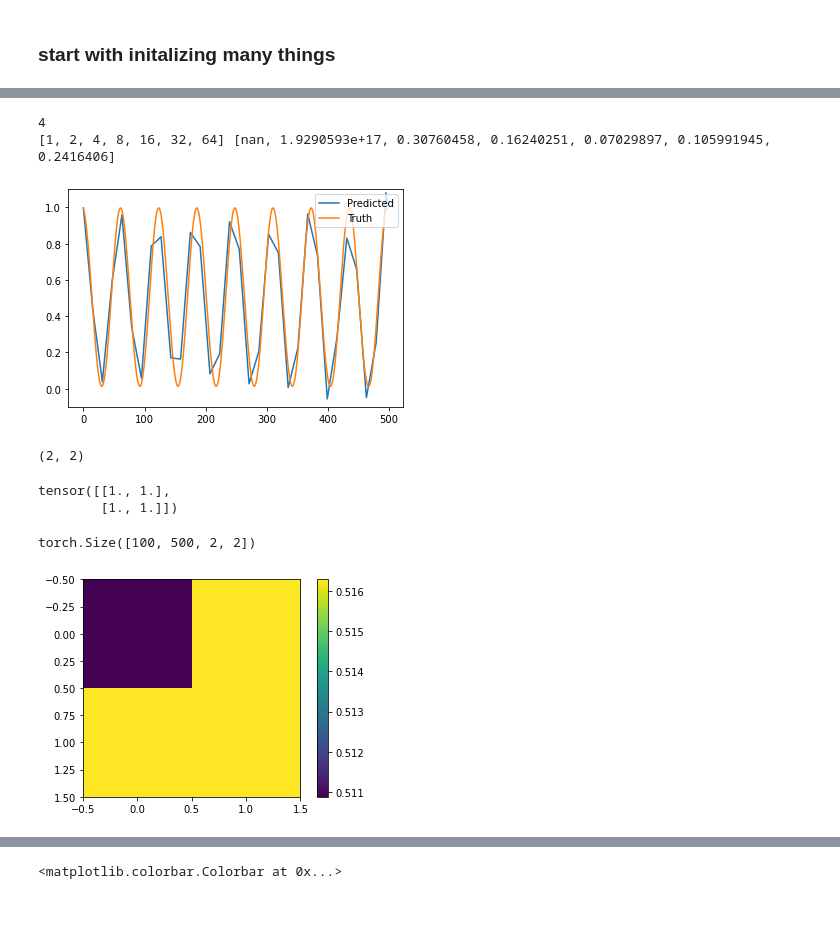
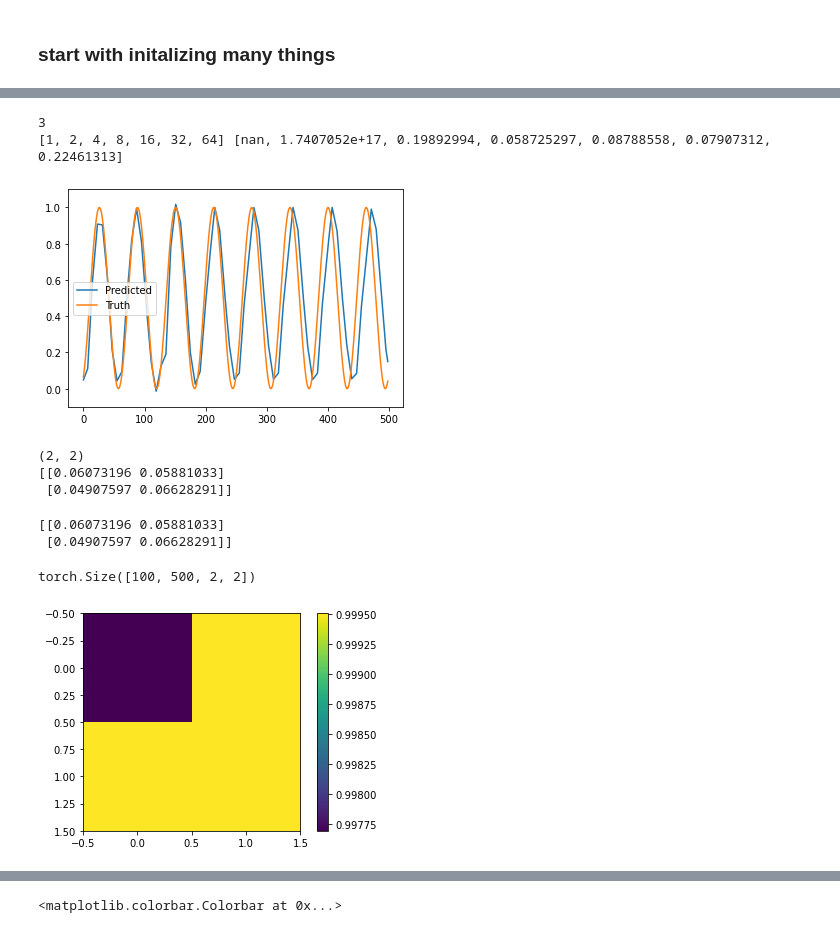
Before and after one commit to KatieJ16/Time_Space_multiscale, a Jupyter notebook: remake/toy2_multiscale_model_fitting_4d.ipynb, the cells around one changed output, grey strips where cells are left out. Saved outputs shown, nothing was run; the diff lists cells and outputs as text; code cells hidden in the pictures.

```diff
--- a/remake/toy2_multiscale_model_fitting_4d.ipynb
+++ b/remake/toy2_multiscale_model_fitting_4d.ipynb
@@ -317,7 +326,7 @@ def find_best_timestep(train_data, val_data, test_data, current_size, start_k =
 
     n_points, n_timesteps, total_dim = train_data.shape
 
-    for k in range(start_k, largest_k):
+    for idx, k in enumerate(range(start_k, largest_k)):
         step_size = 2**k
         step_sizes.append(step_size)
         model_time = train_one_timestep(step_size, train_data, val_data, test_data, current_size,
@@ -339,7 +348,7 @@ def find_best_timestep(train_data, val_data, test_data, current_size, start_k =
 
         if (mse_less< mse_lowest) or (math.isnan(mse_lowest)) or (math.isnan(mse_less)):
             mse_lowest = mse_less
-            idx_lowest = k
+            idx_lowest = idx
 
     return models, step_sizes, mse_list, idx_lowest
 #====================================================================================
@@ -347,7 +360,7 @@ def find_best_timestep(train_data, val_data, test_data, current_size, start_k =
 current_size = 2
 models, step_sizes, mse_list, idx_lowest = find_best_timestep(train_dict[str(current_size)],
                                                               val_dict[str(current_size)],
-                                                              val_dict[str(current_size)], current_size,model_dir=model_dir,
-                                                             start_k=2, largest_k=6, dont_train=False)
+                                                              val_dict[str(current_size)], current_size,model_dir=model_dir,)
+#                                                               start_k = 3, dont_train=False)
 # %% [output]
 model loaded
@@ -374,34 +385,34 @@ epoch 8000, training loss 0.02345392294228077, validation loss 0.044158227741718
 # %%
 #====================================================================================
 def plot_lowest_error(data, model):
     """
     Plot data at model, idx
 
     inputs:
         data: tensor of shape (n_points, n_timesteps, dim, dim)
         model: Resnet model to predict on
     outputs:
         No returned values, but graph shown
 
 
     """
     data  = torch.flatten(data, 2,3)
     _, total_steps, _ = data.shape
     y_preds = model.uni_scale_forecast(torch.tensor(data[:,0,:]).float(), n_steps=total_steps-1)
     plt.plot(y_preds[0,:,0], label = "Predicted")
-    plt.plot(data[0,1:,0], label = "Truth")
+    plt.plot(data[0,1:,1], label = "Truth")
     plt.ylim([-.1, 1.1])
     plt.legend()
     plt.show()
 #====================================================================================
 
 print(idx_lowest)
 print(step_sizes, mse_list,)
 plot_lowest_error(val_dict[str(current_size)], models[idx_lowest])
 # %% [output]
-4
-[1, 2, 4, 8, 16, 32, 64] [nan, 1.9290593e+17, 0.30760458, 0.16240251, 0.07029897, 0.105991945, 0.2416406]
+3
+[1, 2, 4, 8, 16, 32, 64] [nan, 1.7407052e+17, 0.19892994, 0.058725297, 0.08788558, 0.07907312, 0.22461313]
-[figure, old version]
+[figure, new version]
 # %%
 #====================================================================================
 def find_error_4(data, model, truth_data, tol = 1e-5):
@@ -487,25 +498,29 @@ def grow(data, dim_full=128):
 #====================================================================================
 
 
-resolved, loss, unresolved_list = find_error_4(val_dict['1'], models[idx_lowest], val_dict['2'])
+resolved, loss, unresolved_list = find_error_4(val_dict['2'], models[idx_lowest], val_dict['2'])
 print(loss.shape)
+print(loss)
 # %% [output]
 (2, 2)
+[[0.06073196 0.05881033]
+ [0.04907597 0.06628291]]
 # %%
 
-unresolved_dict['1'] = torch.tensor(unresolved)
+print(loss)
+# unresolved_dict['1'] = torch.tensor(unresolved)
 
-print(unresolved)
+# print(unresolved)
 # %% [output]
-tensor([[1., 1.],
-        [1., 1.]])
+[[0.06073196 0.05881033]
+ [0.04907597 0.06628291]]
 # %%
-next_train_data = unresolved * train_dict["2"]
+next_train_data = unresolved_list * train_dict["2"]
 print(next_train_data.shape)
 plt.imshow(next_train_data[0,0])
 plt.colorbar()
 plt.show()
 # %% [output]
 torch.Size([100, 500, 2, 2])
-[figure, old version]
+[figure, new version]
 # %%
```
Also changed, not shown: parts of 10 cells of this notebook, 1 other file.
